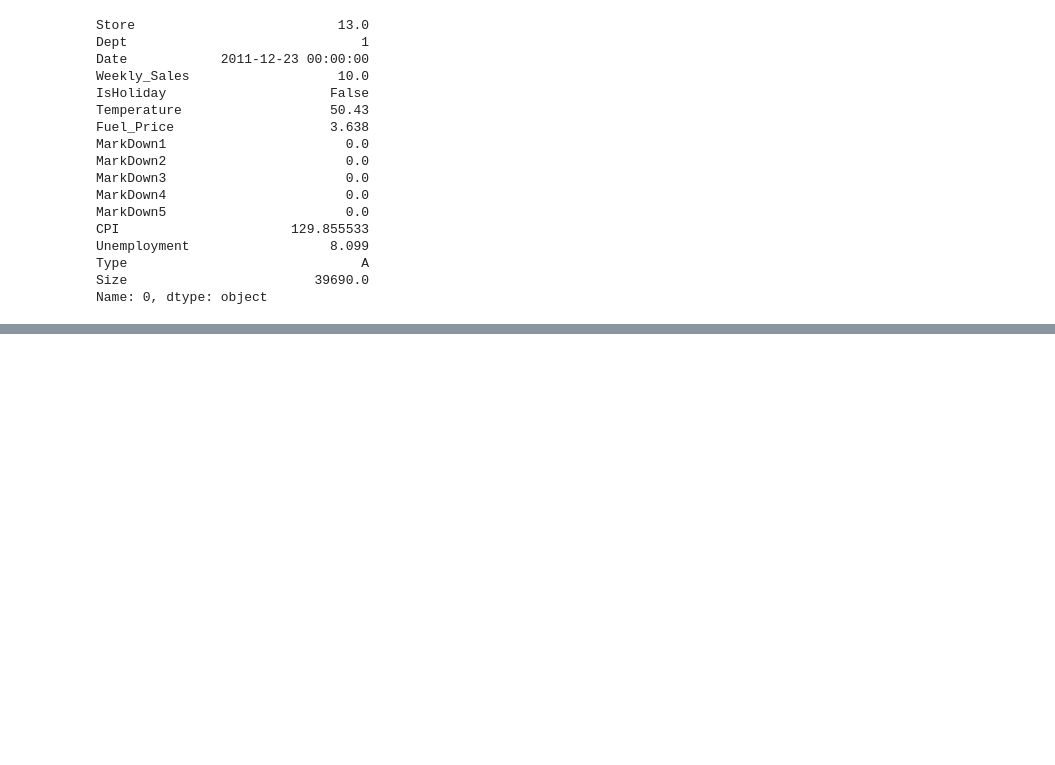
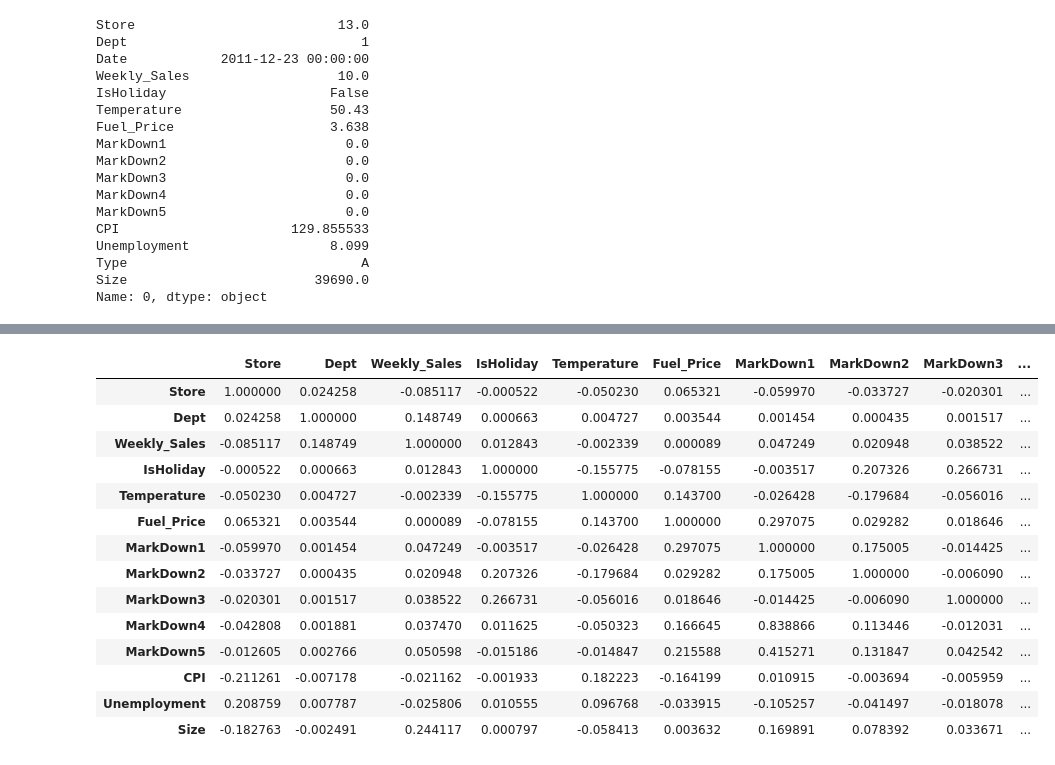
Before and after one commit to bright-light-hub/ML, a Jupyter notebook: Retail Sales Analytics.ipynb, the cells around one changed output, grey strips where cells are left out. Cells and saved outputs as stored; diff of their text form; code cells hidden in the pictures; blank space fills up the shorter version.

```diff
--- a/Retail Sales Analytics.ipynb
+++ b/Retail Sales Analytics.ipynb
@@ -343 +278,19 @@ Size             -1.206346
 dtype: float64
+# %%
+df.drop(['Date','Type'], axis=1).corr()
+# %% [output]
+|  | Store | Dept | Weekly_Sales | IsHoliday | Temperature | Fuel_Price | MarkDown1 | MarkDown2 | MarkDown3 | ... |
+| Store | 1.000000 | 0.024258 | -0.085117 | -0.000522 | -0.050230 | 0.065321 | -0.059970 | -0.033727 | -0.020301 | ... |
+| Dept | 0.024258 | 1.000000 | 0.148749 | 0.000663 | 0.004727 | 0.003544 | 0.001454 | 0.000435 | 0.001517 | ... |
+| Weekly_Sales | -0.085117 | 0.148749 | 1.000000 | 0.012843 | -0.002339 | 0.000089 | 0.047249 | 0.020948 | 0.038522 | ... |
+| IsHoliday | -0.000522 | 0.000663 | 0.012843 | 1.000000 | -0.155775 | -0.078155 | -0.003517 | 0.207326 | 0.266731 | ... |
+| Temperature | -0.050230 | 0.004727 | -0.002339 | -0.155775 | 1.000000 | 0.143700 | -0.026428 | -0.179684 | -0.056016 | ... |
+| Fuel_Price | 0.065321 | 0.003544 | 0.000089 | -0.078155 | 0.143700 | 1.000000 | 0.297075 | 0.029282 | 0.018646 | ... |
+| MarkDown1 | -0.059970 | 0.001454 | 0.047249 | -0.003517 | -0.026428 | 0.297075 | 1.000000 | 0.175005 | -0.014425 | ... |
+| MarkDown2 | -0.033727 | 0.000435 | 0.020948 | 0.207326 | -0.179684 | 0.029282 | 0.175005 | 1.000000 | -0.006090 | ... |
+| MarkDown3 | -0.020301 | 0.001517 | 0.038522 | 0.266731 | -0.056016 | 0.018646 | -0.014425 | -0.006090 | 1.000000 | ... |
+| MarkDown4 | -0.042808 | 0.001881 | 0.037470 | 0.011625 | -0.050323 | 0.166645 | 0.838866 | 0.113446 | -0.012031 | ... |
+| MarkDown5 | -0.012605 | 0.002766 | 0.050598 | -0.015186 | -0.014847 | 0.215588 | 0.415271 | 0.131847 | 0.042542 | ... |
+| CPI | -0.211261 | -0.007178 | -0.021162 | -0.001933 | 0.182223 | -0.164199 | 0.010915 | -0.003694 | -0.005959 | ... |
+| Unemployment | 0.208759 | 0.007787 | -0.025806 | 0.010555 | 0.096768 | -0.033915 | -0.105257 | -0.041497 | -0.018078 | ... |
+| Size | -0.182763 | -0.002491 | 0.244117 | 0.000797 | -0.058413 | 0.003632 | 0.169891 | 0.078392 | 0.033671 | ... |
```
Also changed, not shown: parts of 91 cells of this notebook, 4 other files.
